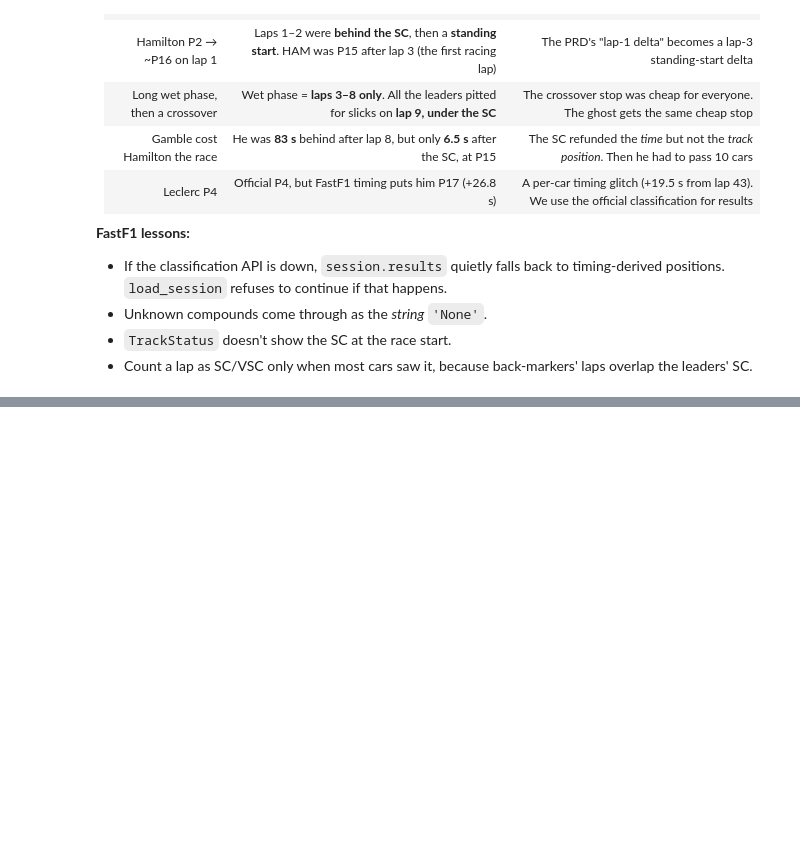
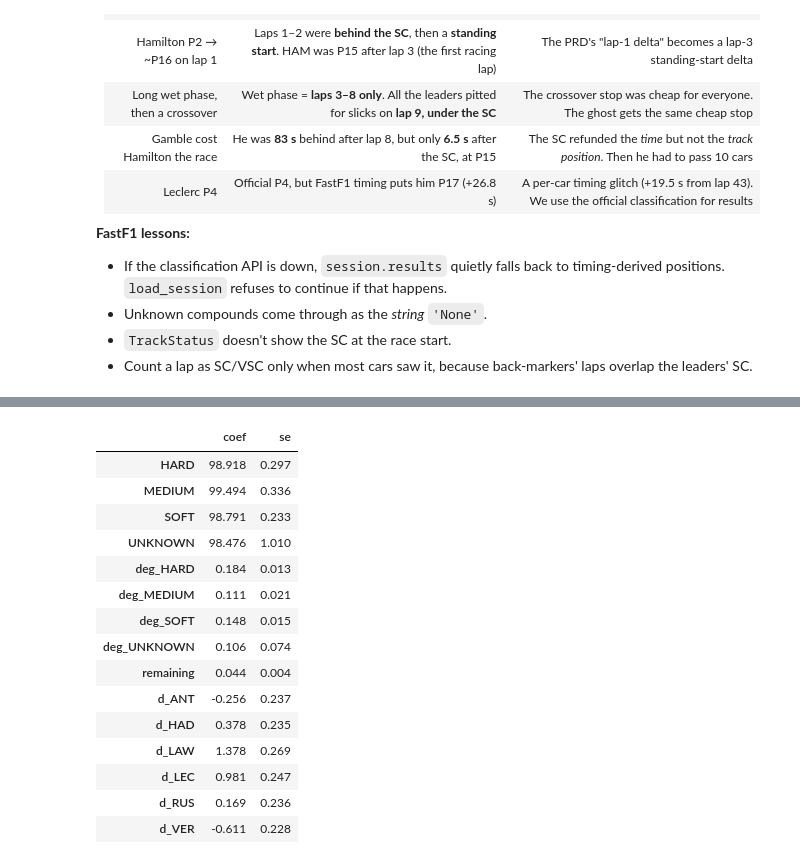
Before and after one commit to SyedTaqii/f1-2026-sepang-counterfactual, a Jupyter notebook: notebooks/sepang_counterfactual.ipynb, the cells around one changed output, grey strips where cells are left out. Saved outputs shown, nothing was run; the diff lists cells and outputs as text; code cells hidden in the pictures; blank space fills up the shorter version.

```diff
--- a/notebooks/sepang_counterfactual.ipynb
+++ b/notebooks/sepang_counterfactual.ipynb
@@ -56,0 +148,22 @@ max |error| among the rest: 0.099 s
+# %%
+fit = fit_pace(df, cfg)
+ip = inter_pace(df, cfg)
+table = pd.DataFrame({"coef": fit["coef"], "se": np.sqrt(np.diag(fit["cov"]))}).round(3)
+table[~table.index.str.startswith("d_") | table.index.isin([f"d_{d}" for d in ["LEC"] + ip["leaders"]])]
+# %% [output]
+|  | coef | se |
+| HARD | 98.918 | 0.297 |
+| MEDIUM | 99.494 | 0.336 |
+| SOFT | 98.791 | 0.233 |
+| UNKNOWN | 98.476 | 1.010 |
+| deg_HARD | 0.184 | 0.013 |
+| deg_MEDIUM | 0.111 | 0.021 |
+| deg_SOFT | 0.148 | 0.015 |
+| deg_UNKNOWN | 0.106 | 0.074 |
+| remaining | 0.044 | 0.004 |
+| d_ANT | -0.256 | 0.237 |
+| d_HAD | 0.378 | 0.235 |
+| d_LAW | 1.378 | 0.269 |
+| d_LEC | 0.981 | 0.247 |
+| d_RUS | 0.169 | 0.236 |
+| d_VER | -0.611 | 0.228 |
```
Also changed, not shown: parts of 10 cells of this notebook, 7 other files.
